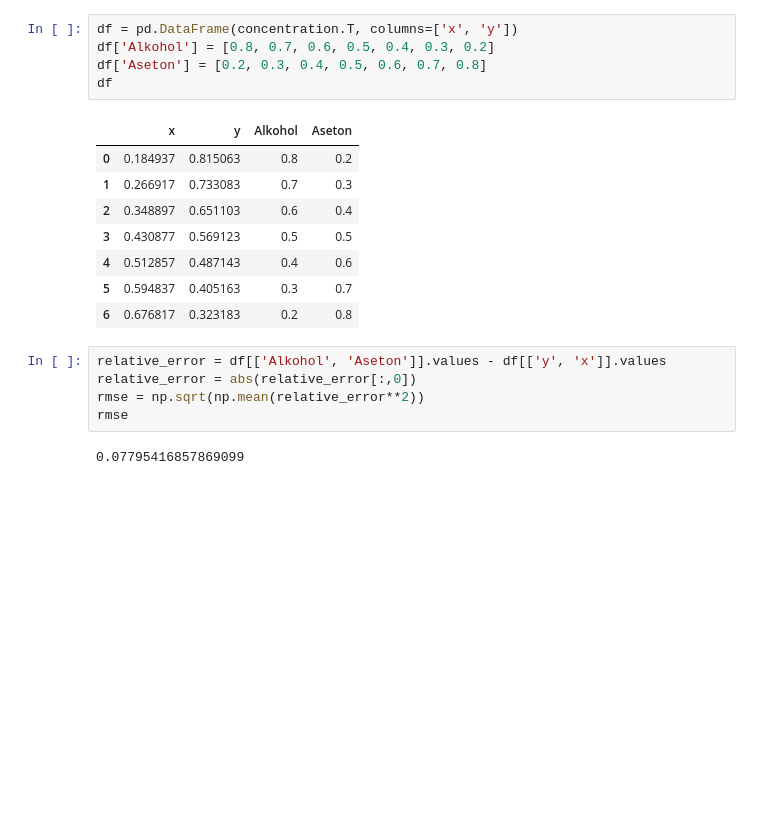
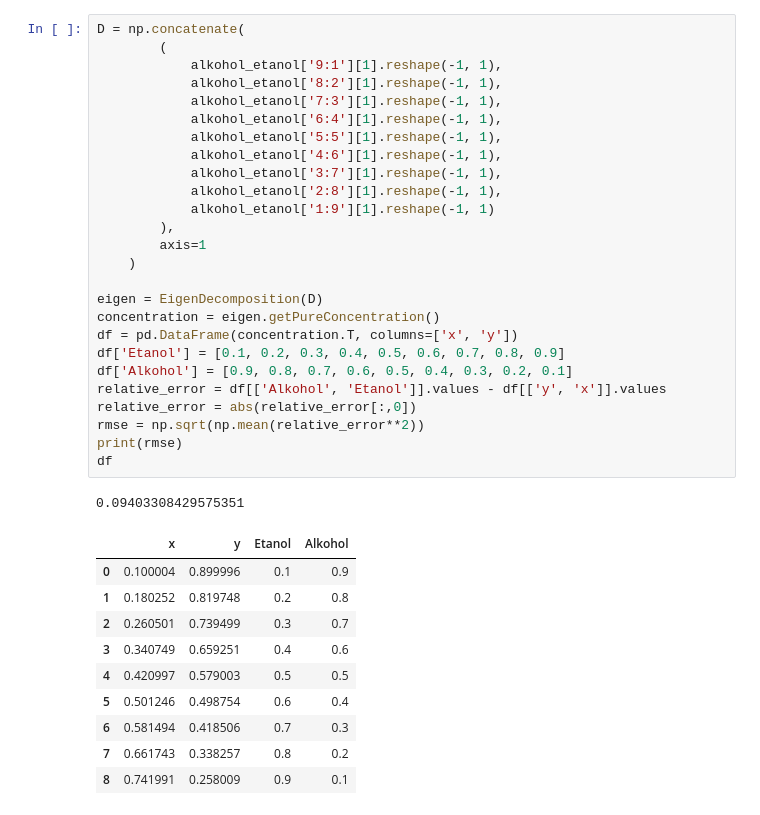
Before and after one commit to ariawahyuw/simulasi-spectra, a Jupyter notebook: Simulasi 2/Simulasi Data Artifisial.ipynb, the cells around one changed output. Drawn from its saved outputs; the diff is of its cells as text; blank space fills up the shorter version.

```diff
--- a/Simulasi 2/Simulasi Data Artifisial.ipynb
+++ b/Simulasi 2/Simulasi Data Artifisial.ipynb
@@ -88,21 +124,38 @@ array([[0.18493675, 0.81506325],
-# %%
-df = pd.DataFrame(concentration.T, columns=['x', 'y'])
-df['Alkohol'] = [0.8, 0.7, 0.6, 0.5, 0.4, 0.3, 0.2]
-df['Aseton'] = [0.2, 0.3, 0.4, 0.5, 0.6, 0.7, 0.8]
-df
-# %% [output]
-|  | x | y | Alkohol | Aseton |
-| 0 | 0.184937 | 0.815063 | 0.8 | 0.2 |
-| 1 | 0.266917 | 0.733083 | 0.7 | 0.3 |
-| 2 | 0.348897 | 0.651103 | 0.6 | 0.4 |
-| 3 | 0.430877 | 0.569123 | 0.5 | 0.5 |
-| 4 | 0.512857 | 0.487143 | 0.4 | 0.6 |
-| 5 | 0.594837 | 0.405163 | 0.3 | 0.7 |
-| 6 | 0.676817 | 0.323183 | 0.2 | 0.8 |
-# %%
-relative_error = df[['Alkohol', 'Aseton']].values - df[['y', 'x']].values
-relative_error = abs(relative_error[:,0])
-rmse = np.sqrt(np.mean(relative_error**2))
-rmse
-# %% [output]
-0.07795416857869099
+# %%
+D = np.concatenate(
+        (
+            alkohol_etanol['9:1'][1].reshape(-1, 1),
+            alkohol_etanol['8:2'][1].reshape(-1, 1),
+            alkohol_etanol['7:3'][1].reshape(-1, 1),
+            alkohol_etanol['6:4'][1].reshape(-1, 1),
+            alkohol_etanol['5:5'][1].reshape(-1, 1),
+            alkohol_etanol['4:6'][1].reshape(-1, 1),
+            alkohol_etanol['3:7'][1].reshape(-1, 1),
+            alkohol_etanol['2:8'][1].reshape(-1, 1),
+            alkohol_etanol['1:9'][1].reshape(-1, 1)
+        ),
+        axis=1
+    )
+
+eigen = EigenDecomposition(D)
+concentration = eigen.getPureConcentration()
+df = pd.DataFrame(concentration.T, columns=['x', 'y'])
+df['Etanol'] = [0.1, 0.2, 0.3, 0.4, 0.5, 0.6, 0.7, 0.8, 0.9]
+df['Alkohol'] = [0.9, 0.8, 0.7, 0.6, 0.5, 0.4, 0.3, 0.2, 0.1]
+relative_error = df[['Alkohol', 'Etanol']].values - df[['y', 'x']].values
+relative_error = abs(relative_error[:,0])
+rmse = np.sqrt(np.mean(relative_error**2))
+print(rmse)
+df
+# %% [output]
+0.09403308429575351
+|  | x | y | Etanol | Alkohol |
+| 0 | 0.100004 | 0.899996 | 0.1 | 0.9 |
+| 1 | 0.180252 | 0.819748 | 0.2 | 0.8 |
+| 2 | 0.260501 | 0.739499 | 0.3 | 0.7 |
+| 3 | 0.340749 | 0.659251 | 0.4 | 0.6 |
+| 4 | 0.420997 | 0.579003 | 0.5 | 0.5 |
+| 5 | 0.501246 | 0.498754 | 0.6 | 0.4 |
+| 6 | 0.581494 | 0.418506 | 0.7 | 0.3 |
+| 7 | 0.661743 | 0.338257 | 0.8 | 0.2 |
+| 8 | 0.741991 | 0.258009 | 0.9 | 0.1 |
```
Also changed, not shown: parts of 11 cells of this notebook, 1 other file.
